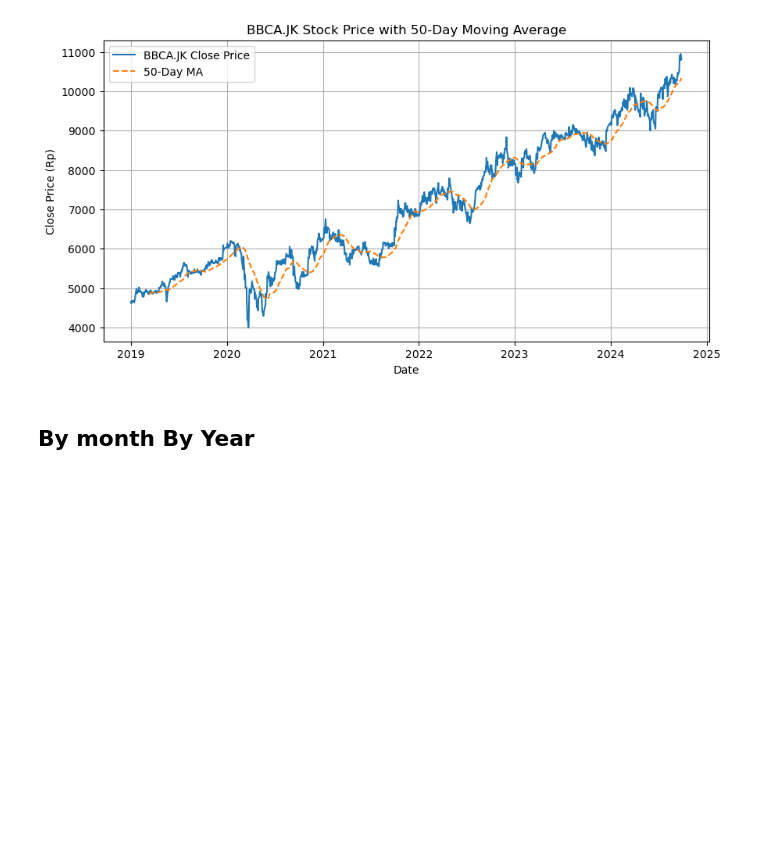
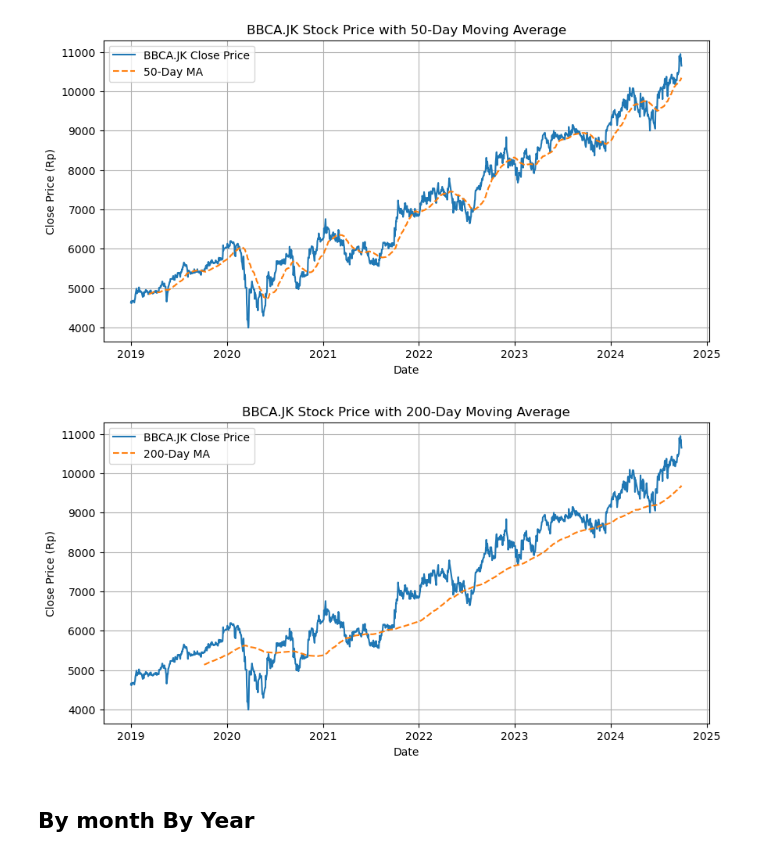
Before and after one commit to NethaniaPingka/StockAnalysis, a Jupyter notebook: StockAnalysis.ipynb, the cells around one changed output. Cells and saved outputs as stored; diff of their text form; code cells hidden in the pictures; blank space fills up the shorter version.

```diff
--- a/StockAnalysis.ipynb
+++ b/StockAnalysis.ipynb
@@ -70,6 +72,22 @@ plt.grid(True)
 plt.show()
 # %% [output]
 [figure]
+# %%
+# Calculate the 200-day moving average
+stock_data['200_MA'] = stock_data['Close'].rolling(window=200).mean()
+
+# Plot the closing prices and the moving average
+plt.figure(figsize=(10, 5))
+plt.plot(stock_data['Date'], stock_data['Close'], label=f"{ticker_symbol} Close Price")
+plt.plot(stock_data['Date'], stock_data['200_MA'], label='200-Day MA', linestyle='--')
+plt.title(f"{ticker_symbol} Stock Price with 200-Day Moving Average")
+plt.xlabel('Date')
+plt.ylabel('Close Price (Rp)')
+plt.legend()
+plt.grid(True)
+plt.show()
+# %% [output]
+[figure, added]
 # %% [markdown]
 ## By month By Year
 # %%
```
Also changed, not shown: parts of 10 cells of this notebook.
